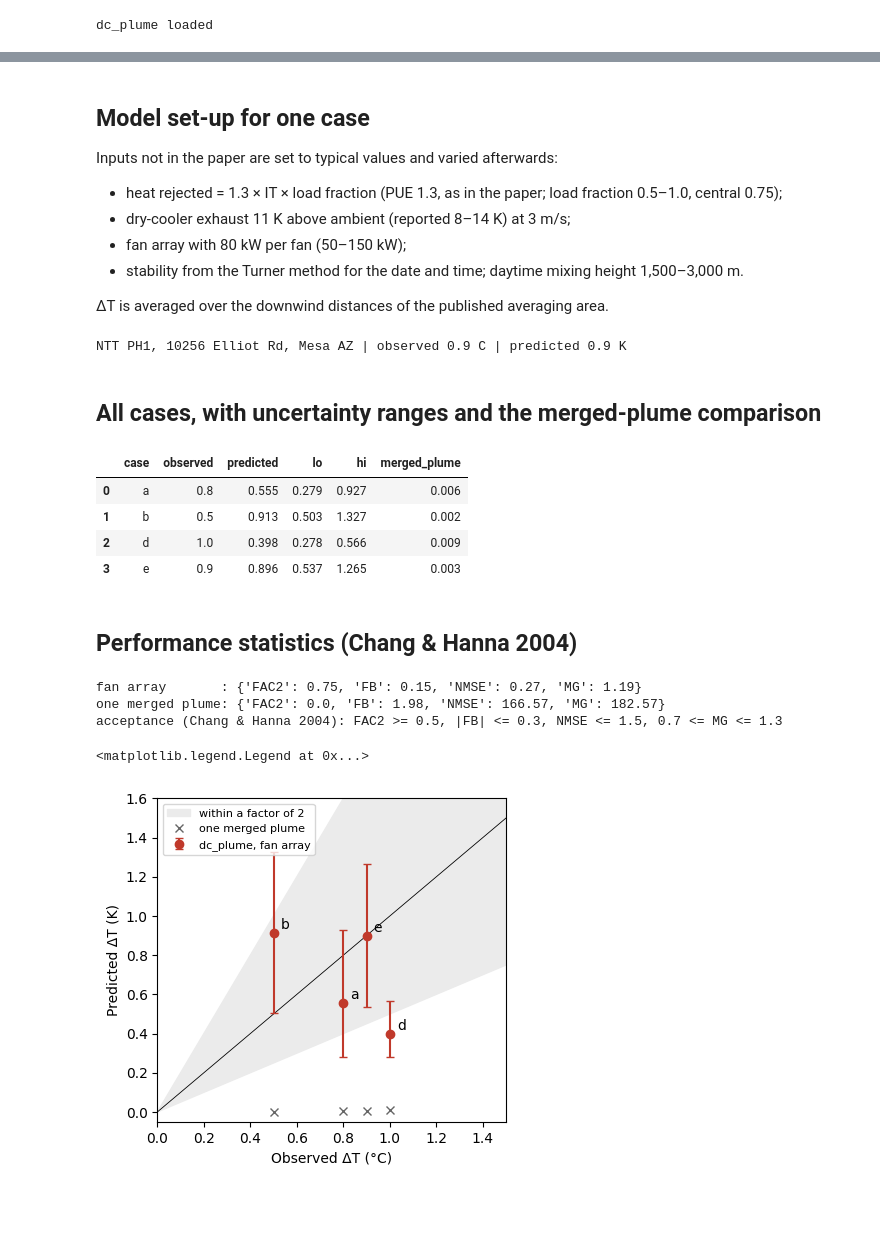
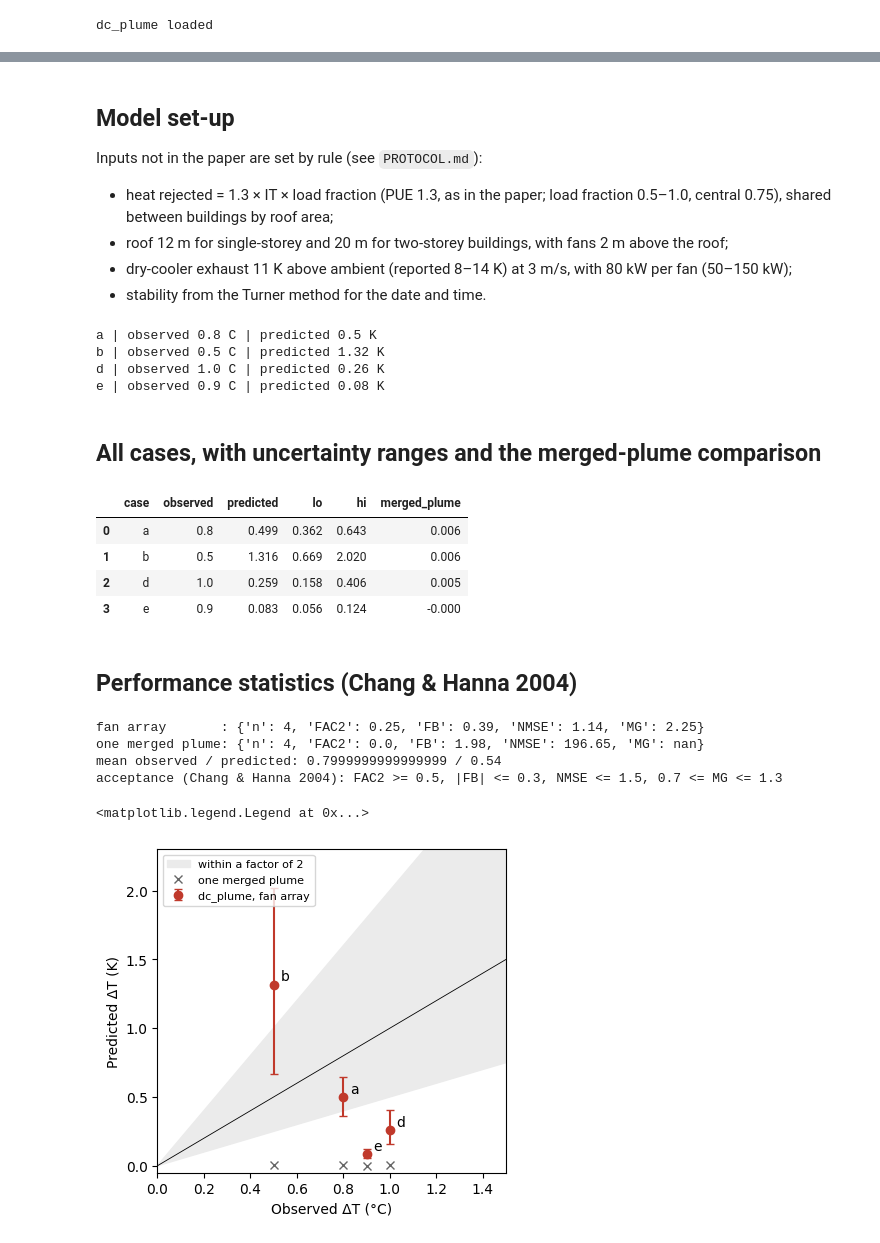
Before and after one commit to TensorBuildLab/data-center-heat-rejection, a Jupyter notebook: tutorial/02_validation_sailor2026.ipynb, the cells around one changed output, grey strips where cells are left out. Drawn from its saved outputs; the diff is of its cells as text; code cells hidden in the pictures; blank space fills up the shorter version.

```diff
--- a/tutorial/02_validation_sailor2026.ipynb
+++ b/tutorial/02_validation_sailor2026.ipynb
@@ -32,76 +64,58 @@ cases[["case", "site", "date_time_local", "IT_MW", "T_C", "U_ms", "stability", "
 # %% [markdown]
-## Model set-up for one case
+## Model set-up
 
-Inputs not in the paper are set to typical values and varied afterwards:
-- heat rejected = 1.3 × IT × load fraction (PUE 1.3, as in the paper; load fraction 0.5–1.0, central 0.75);
-- dry-cooler exhaust 11 K above ambient (reported 8–14 K) at 3 m/s;
-- fan array with 80 kW per fan (50–150 kW);
-- stability from the Turner method for the date and time; daytime mixing height 1,500–3,000 m.
-
-ΔT is averaged over the downwind distances of the published averaging area.
+Inputs not in the paper are set by rule (see `PROTOCOL.md`):
+- heat rejected = 1.3 × IT × load fraction (PUE 1.3, as in the paper; load fraction 0.5–1.0, central 0.75), shared between buildings by roof area;
+- roof 12 m for single-storey and 20 m for two-storey buildings, with fans 2 m above the roof;
+- dry-cooler exhaust 11 K above ambient (reported 8–14 K) at 3 m/s, with 80 kW per fan (50–150 kW);
+- stability from the Turner method for the date and time.
-# %%
-import warnings
-
-def predict(c, load=0.75, fan_heat=80e3):
-    Q = 1.3 * c.IT_MW * load * 1e6
-    L = float(np.sqrt(c.footprint_m2))                      # square equivalent of the heat-rejection area
-    amb = dp.Ambient(T=c.T_C, RH=0.15, U10=c.U_ms, stability=c.stability,
-                     mixing_height=c.zi_m, elevation=370.0)
-    src = dp.dry_cooler_source(Q, 11.0, amb, height=c.height_m, footprint_x=L, footprint_y=L,
-                               building_height=c.height_m - 2.0, exit_velocity=3.0, fan_heat=fan_heat)
-    x = L / 2 + np.linspace(c.dist_min_m, c.dist_max_m, 9)   # distances beyond the downwind edge
-    with warnings.catch_warnings():
-        warnings.simplefilter("ignore")
-        return float(np.mean(dp.plume(src, amb, x)["dT"]))
-
-c = cases.iloc[3]
-print(c.site, "| observed", c.obs_dT_mean_C, "C | predicted", round(predict(c), 2), "K")
-# %% [output]
-NTT PH1, 10256 Elliot Rd, Mesa AZ | observed 0.9 C | predicted 0.9 K
+# %%
+for case in "abde":
+    print(case, "| observed", bm.CASES.set_index("case").obs_dT_C[case], "C | predicted", round(bm.predict(case), 2), "K")
+# %% [output]
+a | observed 0.8 C | predicted 0.5 K
+b | observed 0.5 C | predicted 1.32 K
+d | observed 1.0 C | predicted 0.26 K
+e | observed 0.9 C | predicted 0.08 K
 # %% [markdown]
 ## All cases, with uncertainty ranges and the merged-plume comparison
 # %%
 rows = []
-for c in cases.itertuples():
-    rng = [predict(c, l, f) for l in (0.5, 1.0) for f in (50e3, 150e3)]
-    rows.append(dict(case=c.case, observed=c.obs_dT_mean_C, predicted=predict(c),
-                     lo=min(rng), hi=max(rng), merged_plume=predict(c, fan_heat=None)))
+for c in bm.CASES.itertuples():
+    rng = [bm.predict(c.case, l, f) for l in (0.5, 1.0) for f in (50e3, 150e3)]
+    rows.append(dict(case=c.case, observed=c.obs_dT_C, predicted=bm.predict(c.case),
+                     lo=min(rng), hi=max(rng), merged_plume=bm.predict(c.case, fan_heat=None)))
 res = pd.DataFrame(rows).round(3)
 res
 # %% [output]
 |  | case | observed | predicted | lo | hi | merged_plume |
-| 0 | a | 0.8 | 0.555 | 0.279 | 0.927 | 0.006 |
-| 1 | b | 0.5 | 0.913 | 0.503 | 1.327 | 0.002 |
-| 2 | d | 1.0 | 0.398 | 0.278 | 0.566 | 0.009 |
-| 3 | e | 0.9 | 0.896 | 0.537 | 1.265 | 0.003 |
+| 0 | a | 0.8 | 0.499 | 0.362 | 0.643 | 0.006 |
+| 1 | b | 0.5 | 1.316 | 0.669 | 2.020 | 0.006 |
+| 2 | d | 1.0 | 0.259 | 0.158 | 0.406 | 0.005 |
+| 3 | e | 0.9 | 0.083 | 0.056 | 0.124 | -0.000 |
 # %% [markdown]
 ## Performance statistics (Chang & Hanna 2004)
 # %%
-def metrics(o, p):
-    o, p = np.asarray(o, float), np.asarray(p, float)
-    return dict(FAC2=np.mean((p / o >= 0.5) & (p / o <= 2)),
-                FB=(o.mean() - p.mean()) / (0.5 * (o.mean() + p.mean())),
-                NMSE=np.mean((o - p) ** 2) / (o.mean() * p.mean()),
-                MG=np.exp(np.mean(np.log(o / p))))
-
-print("fan array       :", {k: round(v, 2) for k, v in metrics(res.observed, res.predicted).items()})
-print("one merged plume:", {k: round(v, 2) for k, v in metrics(res.observed, res.merged_plume).items()})
+print("fan array       :", {k: round(v, 2) for k, v in bm.metrics(res.observed, res.predicted).items()})
+print("one merged plume:", {k: round(v, 2) for k, v in bm.metrics(res.observed, res.merged_plume).items()})
+print("mean observed / predicted:", res.observed.mean(), "/", round(res.predicted.mean(), 2))
 print("acceptance (Chang & Hanna 2004): FAC2 >= 0.5, |FB| <= 0.3, NMSE <= 1.5, 0.7 <= MG <= 1.3")
 # %% [output]
-fan array       : {'FAC2': 0.75, 'FB': 0.15, 'NMSE': 0.27, 'MG': 1.19}
-one merged plume: {'FAC2': 0.0, 'FB': 1.98, 'NMSE': 166.57, 'MG': 182.57}
+fan array       : {'n': 4, 'FAC2': 0.25, 'FB': 0.39, 'NMSE': 1.14, 'MG': 2.25}
+one merged plume: {'n': 4, 'FAC2': 0.0, 'FB': 1.98, 'NMSE': 196.65, 'MG': nan}
+mean observed / predicted: 0.7999999999999999 / 0.54
 acceptance (Chang & Hanna 2004): FAC2 >= 0.5, |FB| <= 0.3, NMSE <= 1.5, 0.7 <= MG <= 1.3
 # %%
 fig, ax = plt.subplots(figsize=(4.5, 4.2))
 ax.fill_between([0, 3], [0, 1.5], [0, 6], color="0.92", label="within a factor of 2")
 ax.plot([0, 3], [0, 3], "k-", lw=.6)
 ax.errorbar(res.observed, res.predicted, yerr=[res.predicted - res.lo, res.hi - res.predicted],
             fmt="o", color="#c0392b", capsize=3, label="dc_plume, fan array")
 ax.plot(res.observed, res.merged_plume, "x", color="0.4", label="one merged plume")
 for r in res.itertuples():
     ax.annotate(r.case, (r.observed, r.predicted), xytext=(5, 3), textcoords="offset points")
-ax.set(xlim=(0, 1.5), ylim=(-0.05, 1.6), xlabel="Observed ΔT (°C)", ylabel="Predicted ΔT (K)")
+ax.set(xlim=(0, 1.5), ylim=(-0.05, 2.3), xlabel="Observed ΔT (°C)", ylabel="Predicted ΔT (K)")
 ax.legend(fontsize=8, loc="upper left")
 # %% [output]
 <matplotlib.legend.Legend at 0x...>
-[figure, old version]
+[figure, new version]
```
Also changed, not shown: parts of 6 cells of this notebook, 7 other files.
